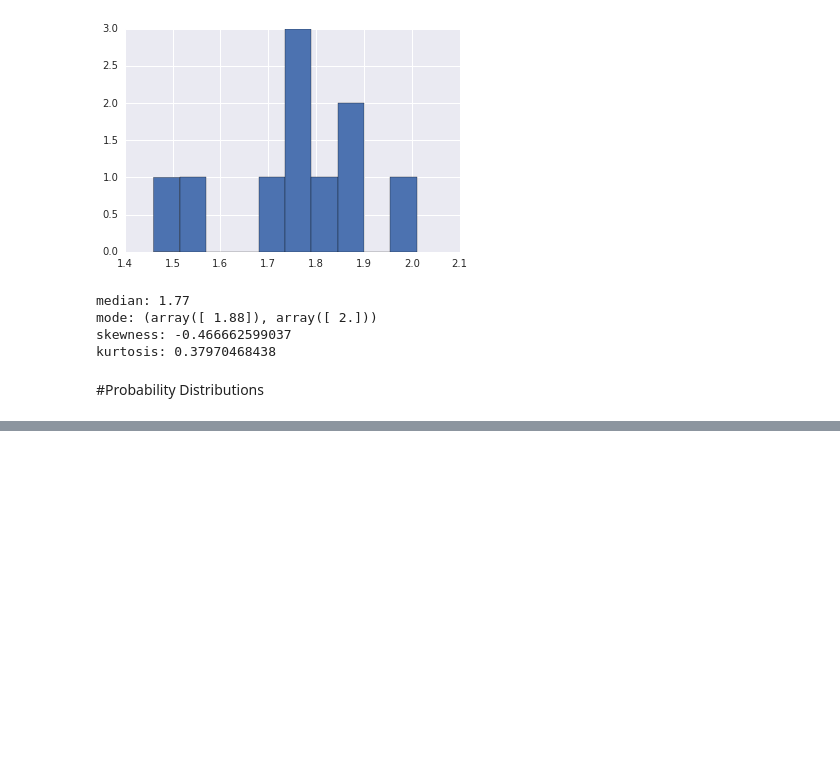
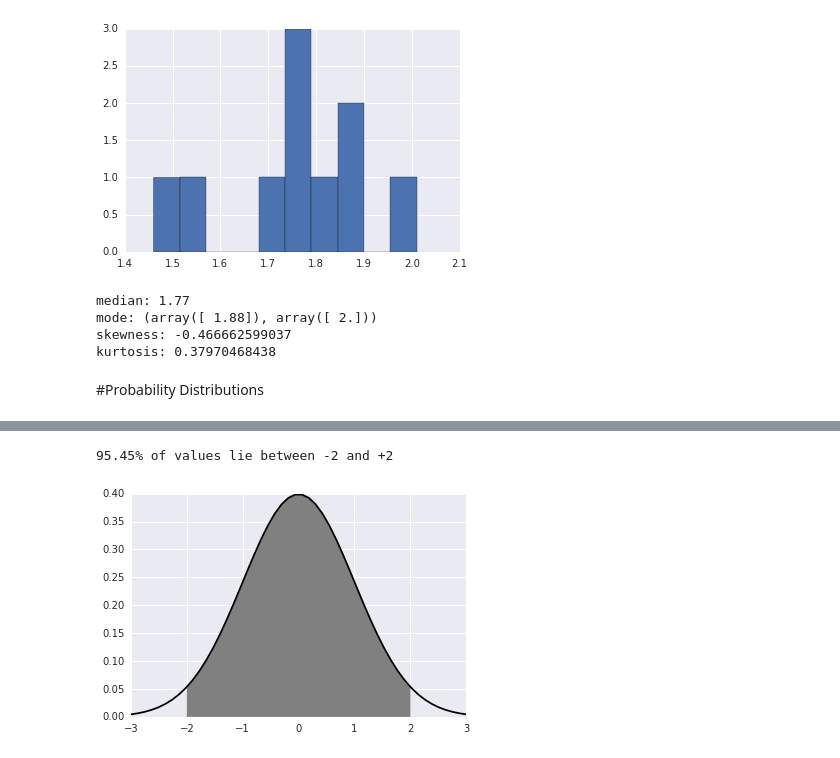
Before and after one commit to linbug/SciPy_tutorial, a Jupyter notebook: SciPy.stats.ipynb, the cells around one changed output, grey strips where cells are left out. Saved outputs shown, nothing was run; the diff lists cells and outputs as text; code cells hidden in the pictures; blank space fills up the shorter version.

```diff
--- a/SciPy.stats.ipynb
+++ b/SciPy.stats.ipynb
@@ -79,0 +120,12 @@ from scipy.stats import norm
+# %%
+# calculate the probability of the next value from a random variable falling inside a certain range
+from scipy.integrate import trapz #trapezoidal integration(calculating the area under a trapezoid)
+x1 = np.linspace(-2,2,100)
+p = trapz(norm.pdf(x1),x1) #sums up area under the curve
+print "{:.2%} of values lie between -2 and +2".format(p)
+fb = plt.fill_between(x1, norm.pdf(x1), color = "gray")
+p = plt.plot(x, norm.pdf(x), '-k')
+# I don't yet understand how this probability density function is working
+# %% [output]
+95.45% of values lie between -2 and +2
+[figure, added]
```
Also changed, not shown: parts of 8 cells of this notebook.
